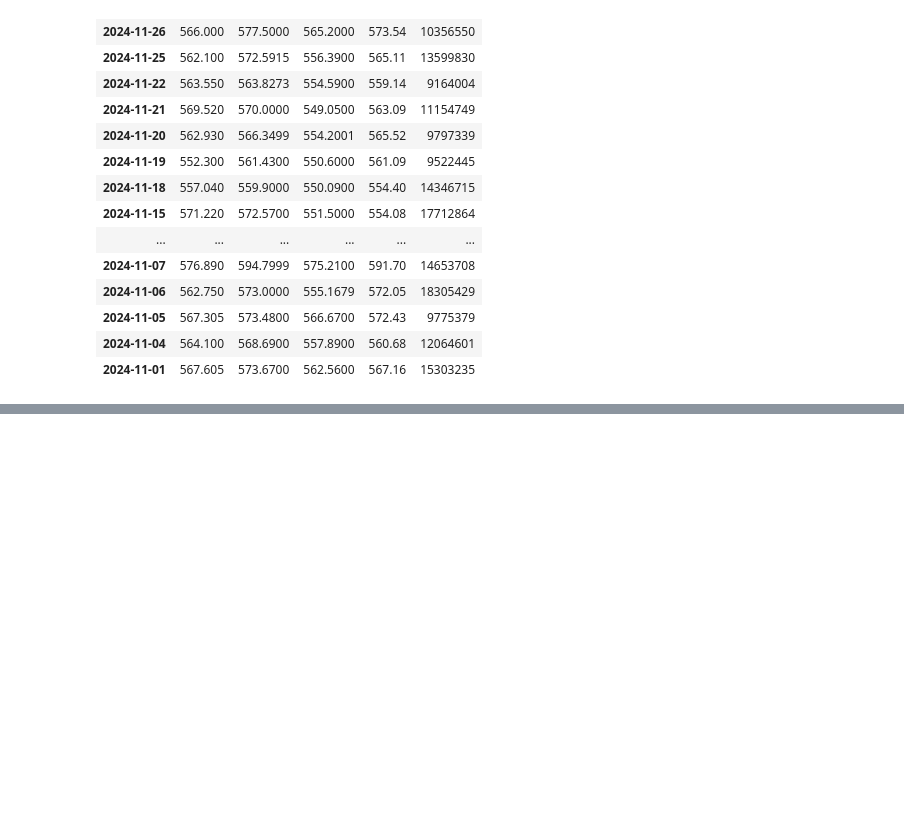
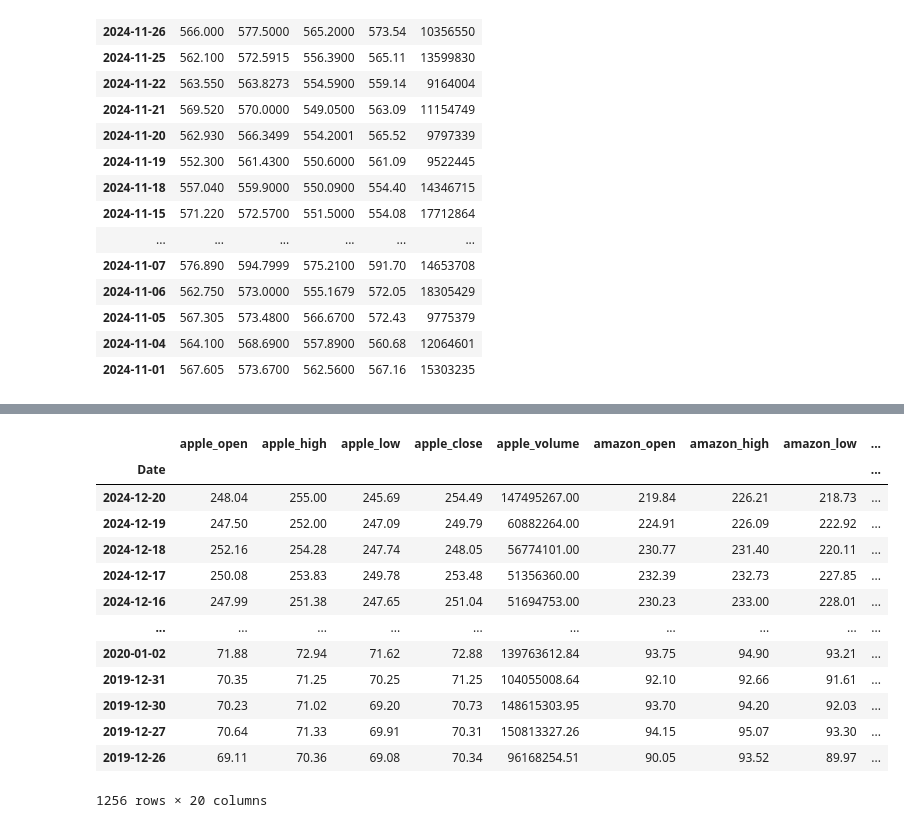
Before and after one commit to maly174/Big-Data, a Jupyter notebook: Untitled2.ipynb, the cells around one changed output, grey strips where cells are left out. Drawn from its saved outputs; the diff is of its cells as text; code cells hidden in the pictures; blank space fills up the shorter version.

```diff
--- a/Untitled2.ipynb
+++ b/Untitled2.ipynb
@@ -89,0 +191,18 @@ df_nov
+# %%
+df = pd.concat(objs=[apple,amazon,google,uber],axis=1)
+df
+# %% [output]
+|  | apple_open | apple_high | apple_low | apple_close | apple_volume | amazon_open | amazon_high | amazon_low | ... |
+| Date |  |  |  |  |  |  |  |  | ... |
+| 2024-12-20 | 248.04 | 255.00 | 245.69 | 254.49 | 147495267.00 | 219.84 | 226.21 | 218.73 | ... |
+| 2024-12-19 | 247.50 | 252.00 | 247.09 | 249.79 | 60882264.00 | 224.91 | 226.09 | 222.92 | ... |
+| 2024-12-18 | 252.16 | 254.28 | 247.74 | 248.05 | 56774101.00 | 230.77 | 231.40 | 220.11 | ... |
+| 2024-12-17 | 250.08 | 253.83 | 249.78 | 253.48 | 51356360.00 | 232.39 | 232.73 | 227.85 | ... |
+| 2024-12-16 | 247.99 | 251.38 | 247.65 | 251.04 | 51694753.00 | 230.23 | 233.00 | 228.01 | ... |
+| ... | ... | ... | ... | ... | ... | ... | ... | ... | ... |
+| 2020-01-02 | 71.88 | 72.94 | 71.62 | 72.88 | 139763612.84 | 93.75 | 94.90 | 93.21 | ... |
+| 2019-12-31 | 70.35 | 71.25 | 70.25 | 71.25 | 104055008.64 | 92.10 | 92.66 | 91.61 | ... |
+| 2019-12-30 | 70.23 | 71.02 | 69.20 | 70.73 | 148615303.95 | 93.70 | 94.20 | 92.03 | ... |
+| 2019-12-27 | 70.64 | 71.33 | 69.91 | 70.31 | 150813327.26 | 94.15 | 95.07 | 93.30 | ... |
+| 2019-12-26 | 69.11 | 70.36 | 69.08 | 70.34 | 96168254.51 | 90.05 | 93.52 | 89.97 | ... |
+1256 rows × 20 columns
```
Also changed, not shown: parts of 19 cells of this notebook.
